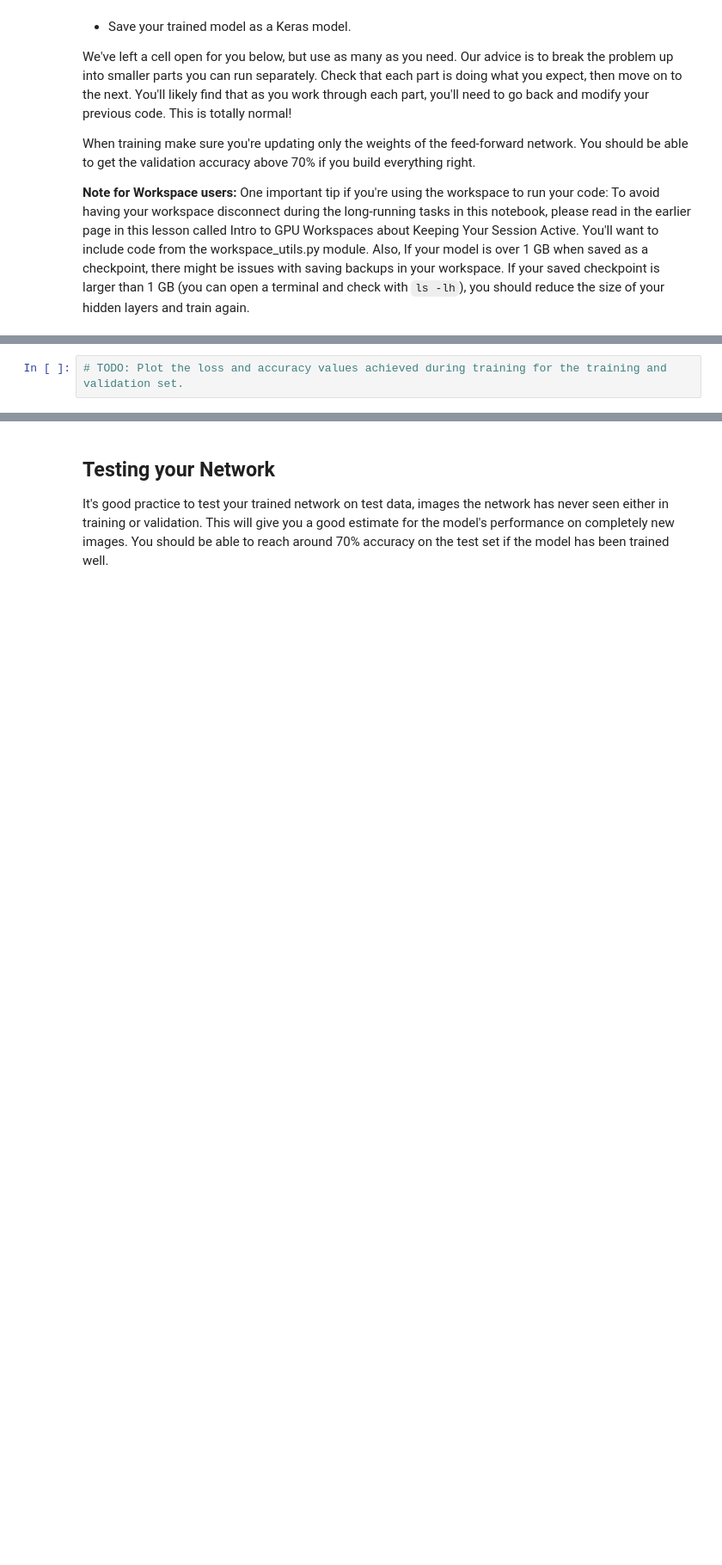
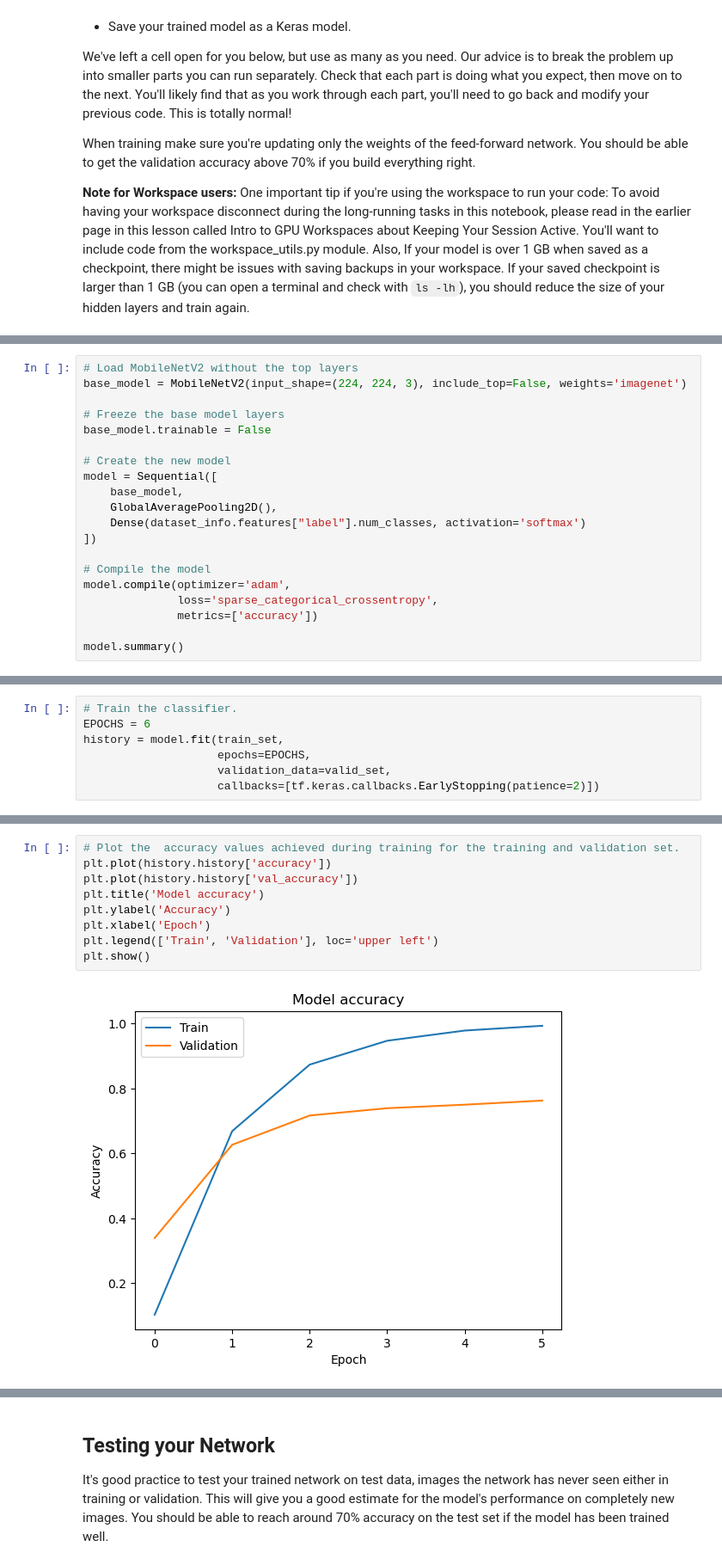
Before and after one commit to jcraffi/intro-to-ml-tensorflow, a Jupyter notebook: projects/p2_image_classifier/Project_Image_Classifier_Project.ipynb, the cells around one changed output, grey strips where cells are left out. Shown at 86% size. Saved outputs shown, nothing was run; the diff lists cells and outputs as text; blank space fills up the shorter version.

```diff
--- a/projects/p2_image_classifier/Project_Image_Classifier_Project.ipynb
+++ b/projects/p2_image_classifier/Project_Image_Classifier_Project.ipynb
@@ -98,0 +151,20 @@ When training make sure you're updating only the weights of the feed-forward net
+# %%
+# Load MobileNetV2 without the top layers
+base_model = MobileNetV2(input_shape=(224, 224, 3), include_top=False, weights='imagenet')
+
+# Freeze the base model layers
+base_model.trainable = False
+
+# Create the new model
+model = Sequential([
+    base_model,
+    GlobalAveragePooling2D(),
+    Dense(dataset_info.features["label"].num_classes, activation='softmax')
+])
+
+# Compile the model
+model.compile(optimizer='adam',
+              loss='sparse_categorical_crossentropy',
+              metrics=['accuracy'])
+
+model.summary()
@@ -98,0 +187,7 @@ When training make sure you're updating only the weights of the feed-forward net
+# %%
+# Train the classifier.
+EPOCHS = 6
+history = model.fit(train_set,
+                    epochs=EPOCHS,
+                    validation_data=valid_set,
+                    callbacks=[tf.keras.callbacks.EarlyStopping(patience=2)])
@@ -99,2 +208,11 @@ When training make sure you're updating only the weights of the feed-forward net
 # %%
-# TODO: Plot the loss and accuracy values achieved during training for the training and validation set.
+# Plot the  accuracy values achieved during training for the training and validation set.
+plt.plot(history.history['accuracy'])
+plt.plot(history.history['val_accuracy'])
+plt.title('Model accuracy')
+plt.ylabel('Accuracy')
+plt.xlabel('Epoch')
+plt.legend(['Train', 'Validation'], loc='upper left')
+plt.show()
+# %% [output]
+[figure, added]
```
Also changed, not shown: parts of 25 cells of this notebook, 1 other file.
